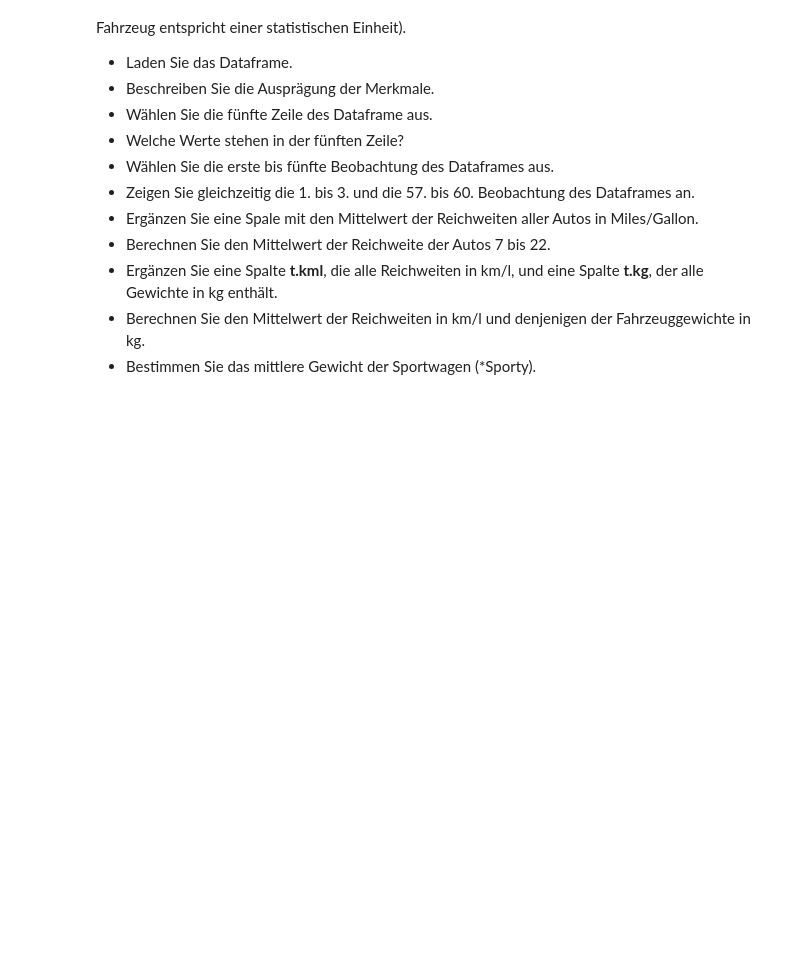
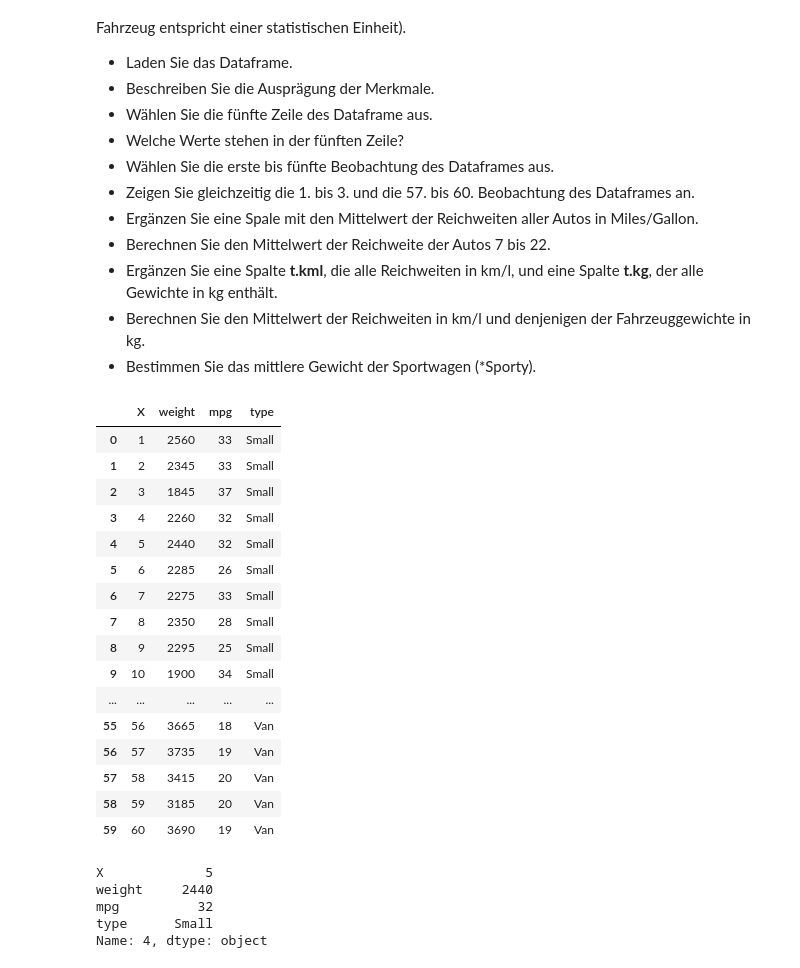
Before and after one commit to linomeyer/HSLU-ASTAT, a Jupyter notebook: SW01/SW01.ipynb, the cells around one changed output. Drawn from its saved outputs; the diff is of its cells as text; code cells hidden in the pictures; blank space fills up the shorter version.

```diff
--- a/SW01/SW01.ipynb
+++ b/SW01/SW01.ipynb
@@ -429,4 +489,31 @@ eine Spalte **t.kg**, der alle Gewichte in kg enthält.
 - Berechnen Sie den Mittelwert der Reichweiten in km/l und denjenigen der Fahrzeuggewichte in kg.
 - Bestimmen Sie das mittlere Gewicht der Sportwagen (*Sporty).
 # %%
-# To do!
+fuel_dta = pd.read_csv("Daten/d.fuel.dat", delimiter=",")
+fuel_dta
+# %% [output]
+|  | X | weight | mpg | type |
+| 0 | 1 | 2560 | 33 | Small |
+| 1 | 2 | 2345 | 33 | Small |
+| 2 | 3 | 1845 | 37 | Small |
+| 3 | 4 | 2260 | 32 | Small |
+| 4 | 5 | 2440 | 32 | Small |
+| 5 | 6 | 2285 | 26 | Small |
+| 6 | 7 | 2275 | 33 | Small |
+| 7 | 8 | 2350 | 28 | Small |
+| 8 | 9 | 2295 | 25 | Small |
+| 9 | 10 | 1900 | 34 | Small |
+| ... | ... | ... | ... | ... |
+| 55 | 56 | 3665 | 18 | Van |
+| 56 | 57 | 3735 | 19 | Van |
+| 57 | 58 | 3415 | 20 | Van |
+| 58 | 59 | 3185 | 20 | Van |
+| 59 | 60 | 3690 | 19 | Van |
+# %%
+fuel_dta.loc[4]
+# %% [output]
+X             5
+weight     2440
+mpg          32
+type      Small
+Name: 4, dtype: object
```
Also changed, not shown: parts of 49 cells of this notebook.
